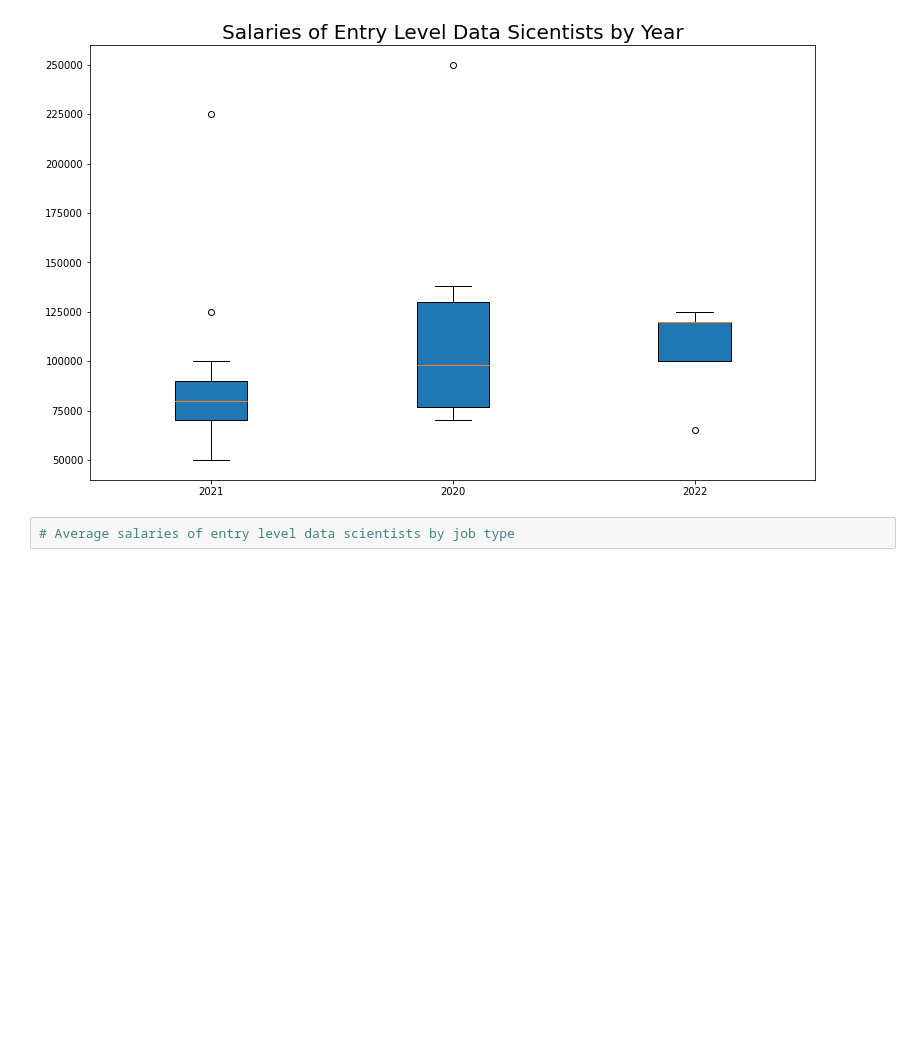
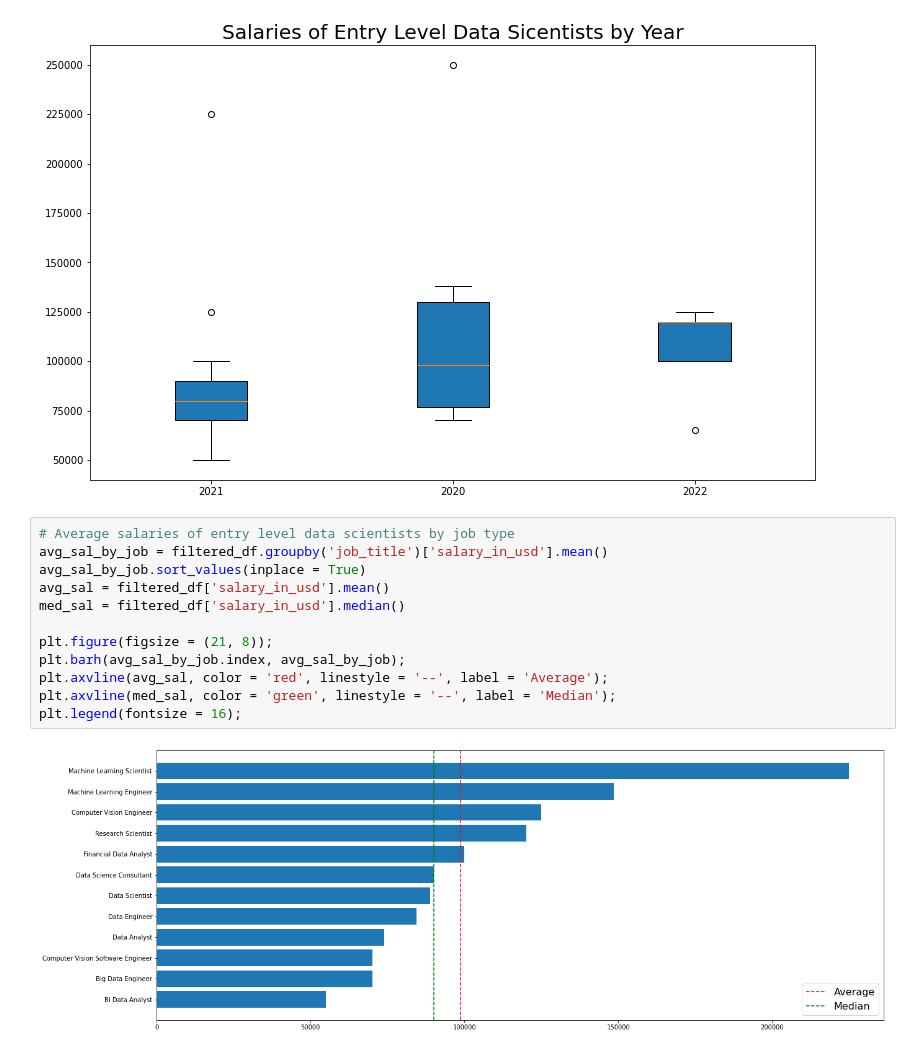
Before and after one commit to mvince33/Coding-Dojo, a Jupyter notebook: ds_salaries.ipynb, the cells around one changed output. Saved outputs shown, nothing was run; the diff lists cells and outputs as text; blank space fills up the shorter version.

```diff
--- a/ds_salaries.ipynb
+++ b/ds_salaries.ipynb
@@ -76,5 +76,17 @@ plt.boxplot(salaries_by_year,
 plt.title('Salaries of Entry Level Data Sicentists by Year', fontsize = 20);
 # %% [output]
 [figure]
-# %%
-# Average salaries of entry level data scientists by job type
+# %%
+# Average salaries of entry level data scientists by job type
+avg_sal_by_job = filtered_df.groupby('job_title')['salary_in_usd'].mean()
+avg_sal_by_job.sort_values(inplace = True)
+avg_sal = filtered_df['salary_in_usd'].mean()
+med_sal = filtered_df['salary_in_usd'].median()
+
+plt.figure(figsize = (21, 8));
+plt.barh(avg_sal_by_job.index, avg_sal_by_job);
+plt.axvline(avg_sal, color = 'red', linestyle = '--', label = 'Average');
+plt.axvline(med_sal, color = 'green', linestyle = '--', label = 'Median');
+plt.legend(fontsize = 16);
+# %% [output]
+[figure, added]
```
